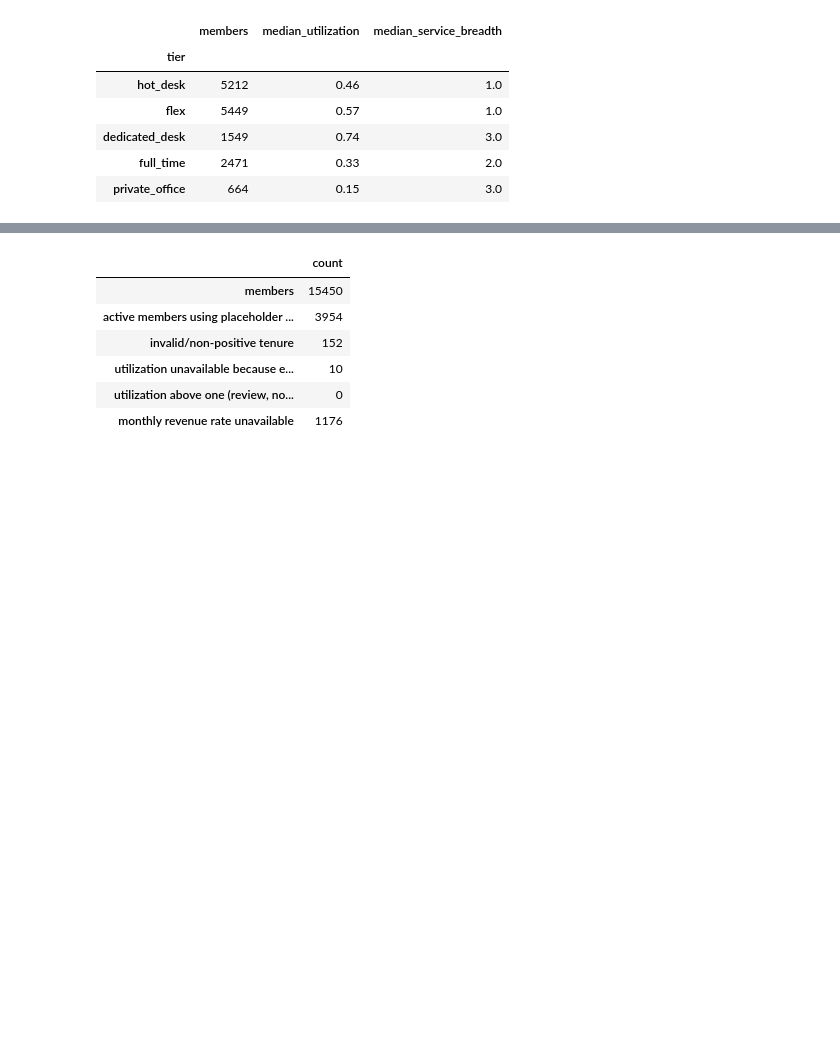
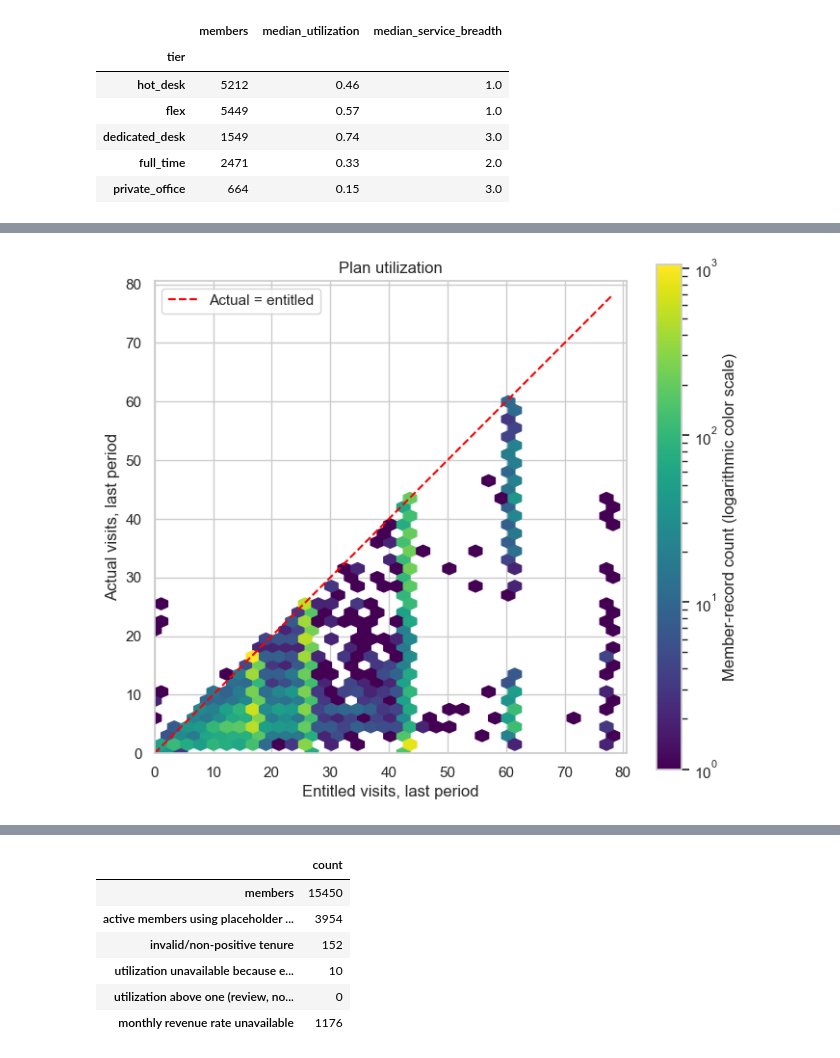
Before and after one commit to arfarfq/data_mining, a Jupyter notebook: notebooks/EDA.ipynb, the cells around one changed output, grey strips where cells are left out. Saved outputs shown, nothing was run; the diff lists cells and outputs as text; code cells hidden in the pictures; blank space fills up the shorter version.

```diff
--- a/notebooks/EDA.ipynb
+++ b/notebooks/EDA.ipynb
@@ -411,3 +456,26 @@ fig.tight_layout(); plt.show()
+# %%
+from matplotlib.ticker import PercentFormatter
+
+MIN_ACCOUNTS = 30
+TOP_COUNTRIES = 15
+AS_OF = pd.Timestamp("2026-11-04", tz="UTC")  # Supplied dataset extraction date
+USE_TENURE = False  # Enable only if dates cover the full membership history.
+segment_df = clean.copy()
+for col in ["country", "industry", "plan_tier"]:
+    segment_df[col] = segment_df[col].astype("string").str.strip().replace("", pd.NA).fillna("Unknown")
+segment_df["industry"] = segment_df["industry"].str.casefold()
+metrics = ["lifetime_value", "n_colleagues_on_account", "n_renewals", "total_visits",
+           "avg_weekly_visits", "plan_days_per_week", "meeting_room_hours", "event_space_hours", "guest_passes_issued"]
+for col in metrics + ["entitled_visits_last_period", "actual_visits_last_period"]:
+    segment_df[col] = pd.to_numeric(segment_df[col], errors="coerce").replace([np.inf, -np.inf], np.nan)
+flag_map = {"true": 1, "false": 0, "1": 1, "0": 0, "1.0": 1, "0.0": 0, "yes": 1, "no": 0}
+for col in ["is_team_account", "uses_bike_locker", "uses_storage", "uses_guest_passes", "uses_event_space"]:
+    segment_df[col] = segment_df[col].astype("string").str.strip().str.lower().map(flag_map)
+segment_df.loc[segment_df["n_colleagues_on_account"] < 0, "n_colleagues_on_account"] = np.nan
+
+def show_plot():
+    plt.tight_layout()
+    plt.show()
 # %%
 clean_flags = clean[service_flags].astype("boolean")
 
@@ -433,0 +506,17 @@ display(util_profile.round(2))
+# %%
+visits = segment_df[["entitled_visits_last_period", "actual_visits_last_period"]].dropna()
+visits = visits.loc[visits.ge(0).all(axis=1)]
+if not visits.empty:
+    fig, ax = plt.subplots(figsize=(7, 6))
+    hb = ax.hexbin(visits.iloc[:, 0].to_numpy(dtype=float), visits.iloc[:, 1].to_numpy(dtype=float),
+                   gridsize=35, mincnt=1, bins="log", cmap="viridis")
+    limit = max(visits.max().max(), 1)
+    ax.plot([0, limit], [0, limit], "--", color="red", label="Actual = entitled")
+    ax.set(title="Plan utilization", xlabel="Entitled visits, last period", ylabel="Actual visits, last period",
+           xlim=(0, limit * 1.03), ylim=(0, limit * 1.03))
+    ax.set_aspect("equal", adjustable="box")
+    ax.legend()
+    fig.colorbar(hb, ax=ax, label="Member-record count (logarithmic color scale)")
+    show_plot()
+# %% [output]
+[figure, added]
```
Also changed, not shown: parts of 54 cells of this notebook, 3 other files.
